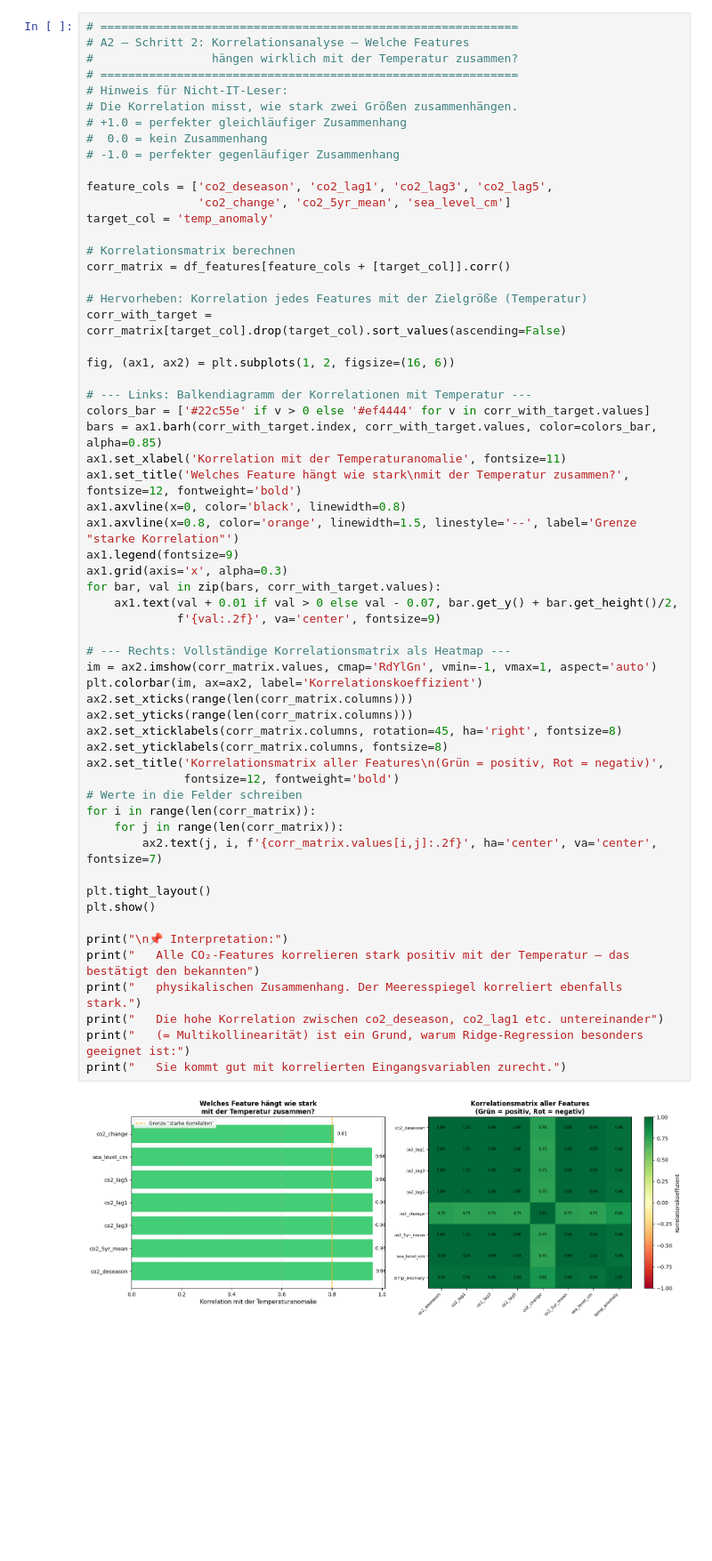
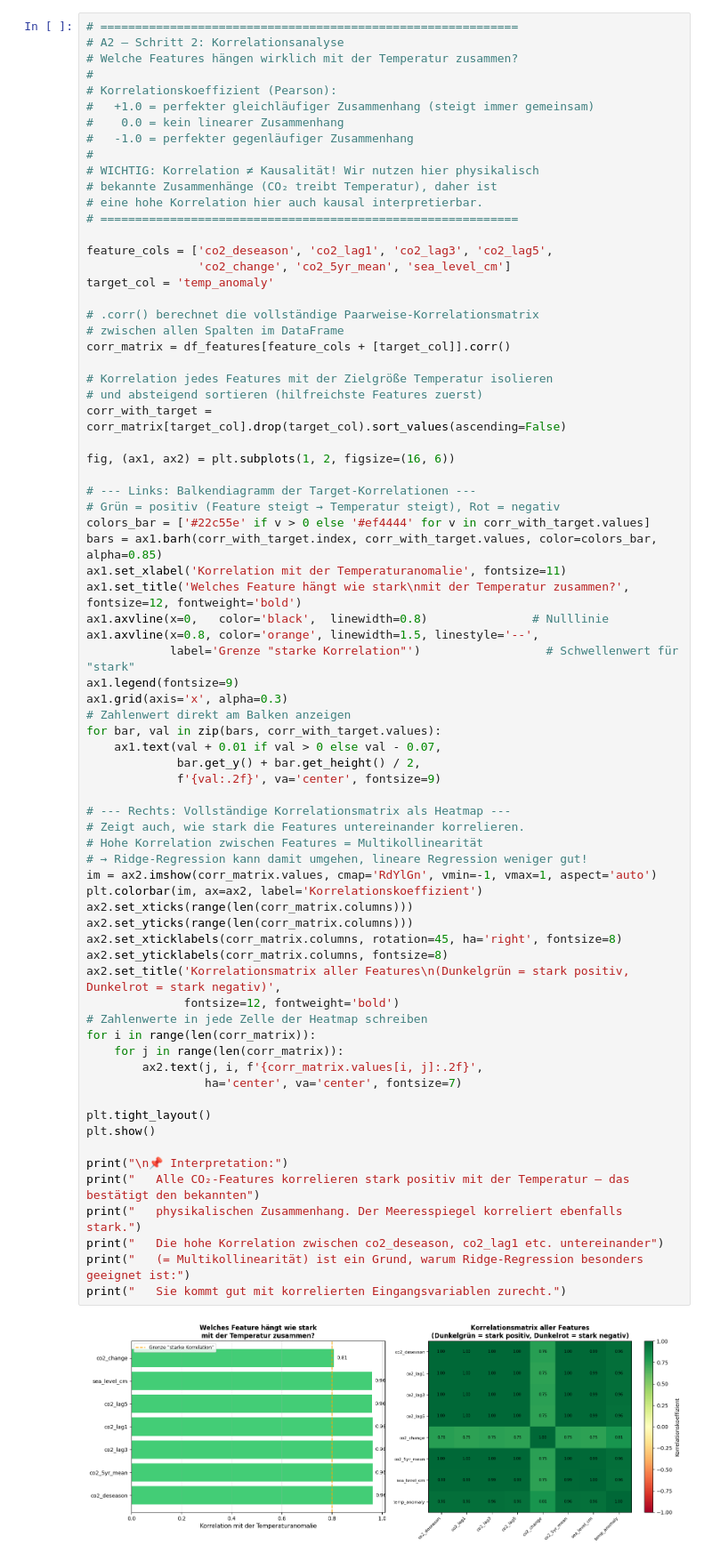
Before and after one commit to noahrsn/Degrees-of-No-Return-App, a Jupyter notebook: A-Phase.ipynb, the cells around one changed output. Shown at 89% size. Drawn from its saved outputs; the diff is of its cells as text; blank space fills up the shorter version.

```diff
--- a/A-Phase.ipynb
+++ b/A-Phase.ipynb
@@ -409,65 +485,79 @@ Alle Features:
 1970    325.676667         11.88     -0.011525  324.616667  322.173333  320.030000    1.060000    325.421333
 # %%
 # ============================================================
-# A2 – Schritt 2: Korrelationsanalyse – Welche Features
-#                 hängen wirklich mit der Temperatur zusammen?
+# A2 – Schritt 2: Korrelationsanalyse
+# Welche Features hängen wirklich mit der Temperatur zusammen?
+#
+# Korrelationskoeffizient (Pearson):
+#   +1.0 = perfekter gleichläufiger Zusammenhang (steigt immer gemeinsam)
+#    0.0 = kein linearer Zusammenhang
+#   -1.0 = perfekter gegenläufiger Zusammenhang
+#
+# WICHTIG: Korrelation ≠ Kausalität! Wir nutzen hier physikalisch
+# bekannte Zusammenhänge (CO₂ treibt Temperatur), daher ist
+# eine hohe Korrelation hier auch kausal interpretierbar.
 # ============================================================
-# Hinweis für Nicht-IT-Leser:
-# Die Korrelation misst, wie stark zwei Größen zusammenhängen.
-# +1.0 = perfekter gleichläufiger Zusammenhang
-#  0.0 = kein Zusammenhang
-# -1.0 = perfekter gegenläufiger Zusammenhang
 
 feature_cols = ['co2_deseason', 'co2_lag1', 'co2_lag3', 'co2_lag5',
                 'co2_change', 'co2_5yr_mean', 'sea_level_cm']
 target_col = 'temp_anomaly'
 
-# Korrelationsmatrix berechnen
+# .corr() berechnet die vollständige Paarweise-Korrelationsmatrix
+# zwischen allen Spalten im DataFrame
 corr_matrix = df_features[feature_cols + [target_col]].corr()
 
-# Hervorheben: Korrelation jedes Features mit der Zielgröße (Temperatur)
+# Korrelation jedes Features mit der Zielgröße Temperatur isolieren
+# und absteigend sortieren (hilfreichste Features zuerst)
 corr_with_target = corr_matrix[target_col].drop(target_col).sort_values(ascending=False)
 
 fig, (ax1, ax2) = plt.subplots(1, 2, figsize=(16, 6))
 
-# --- Links: Balkendiagramm der Korrelationen mit Temperatur ---
+# --- Links: Balkendiagramm der Target-Korrelationen ---
+# Grün = positiv (Feature steigt → Temperatur steigt), Rot = negativ
 colors_bar = ['#22c55e' if v > 0 else '#ef4444' for v in corr_with_target.values]
 bars = ax1.barh(corr_with_target.index, corr_with_target.values, color=colors_bar, alpha=0.85)
 ax1.set_xlabel('Korrelation mit der Temperaturanomalie', fontsize=11)
 ax1.set_title('Welches Feature hängt wie stark\nmit der Temperatur zusammen?', fontsize=12, fontweight='bold')
-ax1.axvline(x=0, color='black', linewidth=0.8)
-ax1.axvline(x=0.8, color='orange', linewidth=1.5, linestyle='--', label='Grenze "starke Korrelation"')
+ax1.axvline(x=0,   color='black',  linewidth=0.8)               # Nulllinie
+ax1.axvline(x=0.8, color='orange', linewidth=1.5, linestyle='--',
+            label='Grenze "starke Korrelation"')                  # Schwellenwert für "stark"
 ax1.legend(fontsize=9)
 ax1.grid(axis='x', alpha=0.3)
+# Zahlenwert direkt am Balken anzeigen
 for bar, val in zip(bars, corr_with_target.values):
-    ax1.text(val + 0.01 if val > 0 else val - 0.07, bar.get_y() + bar.get_height()/2,
+    ax1.text(val + 0.01 if val > 0 else val - 0.07,
+             bar.get_y() + bar.get_height() / 2,
              f'{val:.2f}', va='center', fontsize=9)
 
 # --- Rechts: Vollständige Korrelationsmatrix als Heatmap ---
+# Zeigt auch, wie stark die Features untereinander korrelieren.
+# Hohe Korrelation zwischen Features = Multikollinearität
+# → Ridge-Regression kann damit umgehen, lineare Regression weniger gut!
 im = ax2.imshow(corr_matrix.values, cmap='RdYlGn', vmin=-1, vmax=1, aspect='auto')
 plt.colorbar(im, ax=ax2, label='Korrelationskoeffizient')
 ax2.set_xticks(range(len(corr_matrix.columns)))
 ax2.set_yticks(range(len(corr_matrix.columns)))
 ax2.set_xticklabels(corr_matrix.columns, rotation=45, ha='right', fontsize=8)
 ax2.set_yticklabels(corr_matrix.columns, fontsize=8)
-ax2.set_title('Korrelationsmatrix aller Features\n(Grün = positiv, Rot = negativ)',
+ax2.set_title('Korrelationsmatrix aller Features\n(Dunkelgrün = stark positiv, Dunkelrot = stark negativ)',
               fontsize=12, fontweight='bold')
-# Werte in die Felder schreiben
+# Zahlenwerte in jede Zelle der Heatmap schreiben
 for i in range(len(corr_matrix)):
     for j in range(len(corr_matrix)):
-        ax2.text(j, i, f'{corr_matrix.values[i,j]:.2f}', ha='center', va='center', fontsize=7)
+        ax2.text(j, i, f'{corr_matrix.values[i, j]:.2f}',
+                 ha='center', va='center', fontsize=7)
 
 plt.tight_layout()
 plt.show()
 
 print("\n📌 Interpretation:")
 print("   Alle CO₂-Features korrelieren stark positiv mit der Temperatur – das bestätigt den bekannten")
 print("   physikalischen Zusammenhang. Der Meeresspiegel korreliert ebenfalls stark.")
 print("   Die hohe Korrelation zwischen co2_deseason, co2_lag1 etc. untereinander")
 print("   (= Multikollinearität) ist ein Grund, warum Ridge-Regression besonders geeignet ist:")
 print("   Sie kommt gut mit korrelierten Eingangsvariablen zurecht.")
 # %% [output]
-[figure, old version]
+[figure, new version]
 📌 Interpretation:
    Alle CO₂-Features korrelieren stark positiv mit der Temperatur – das bestätigt den bekannten
    physikalischen Zusammenhang. Der Meeresspiegel korreliert ebenfalls stark.
```
Also changed, not shown: parts of 14 cells of this notebook, 2 other files.
